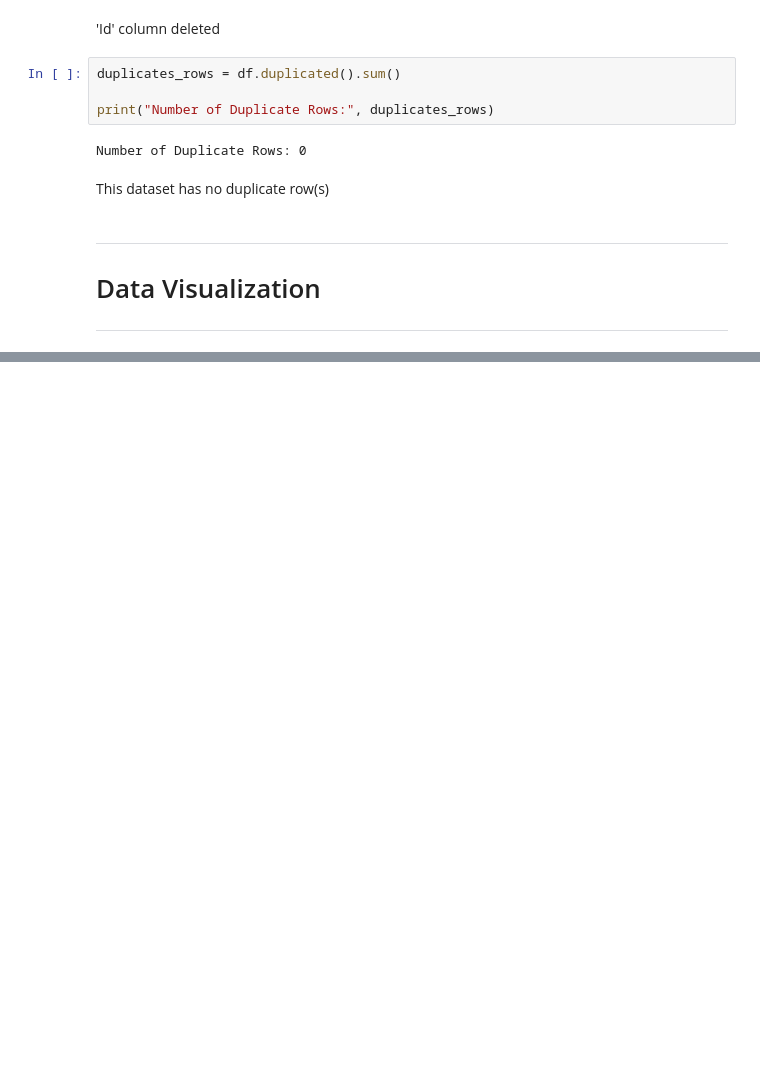
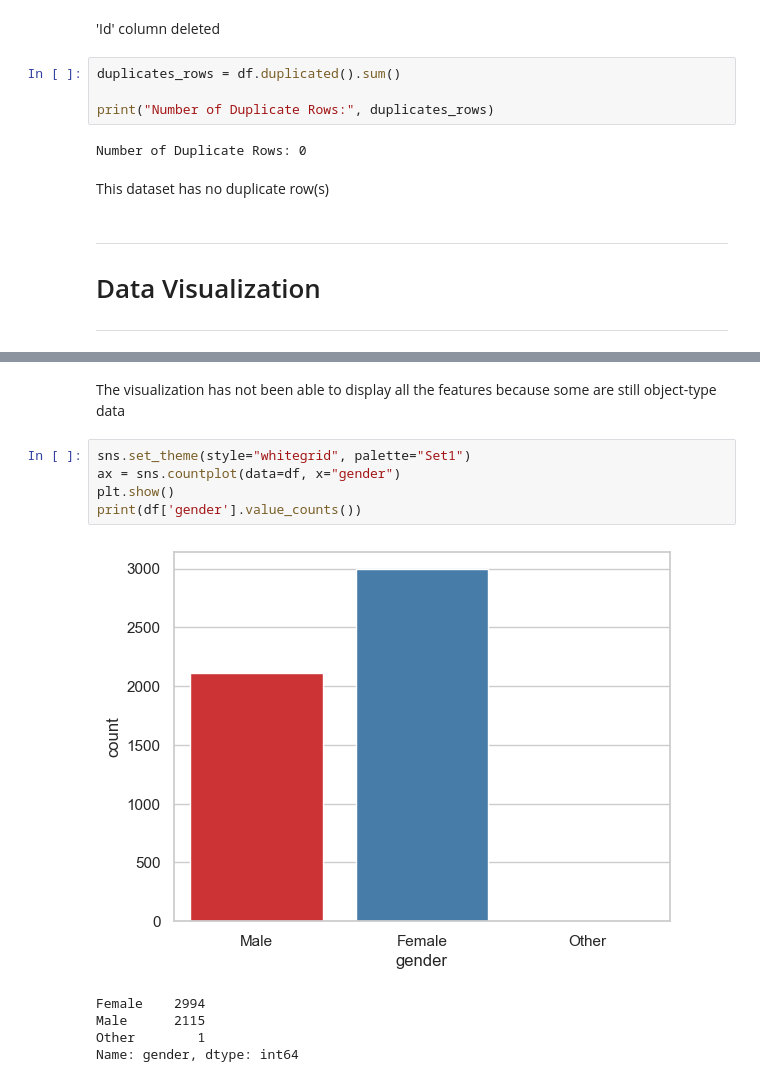
Before and after one commit to ensiklopedical/classification-ml-stroke, a Jupyter notebook: Classification Model - Stroke.ipynb, the cells around one changed output, grey strips where cells are left out. Drawn from its saved outputs; the diff is of its cells as text; blank space fills up the shorter version.

```diff
--- a/Classification Model - Stroke.ipynb
+++ b/Classification Model - Stroke.ipynb
@@ -125,0 +134,13 @@ This dataset has no duplicate row(s)
+# %% [markdown]
+The visualization has not been able to display all the features because some are still object-type data
+# %%
+sns.set_theme(style="whitegrid", palette="Set1")
+ax = sns.countplot(data=df, x="gender")
+plt.show()
+print(df['gender'].value_counts())
+# %% [output]
+[figure, added]
+Female    2994
+Male      2115
+Other        1
+Name: gender, dtype: int64
```
Also changed, not shown: parts of 10 cells of this notebook.
